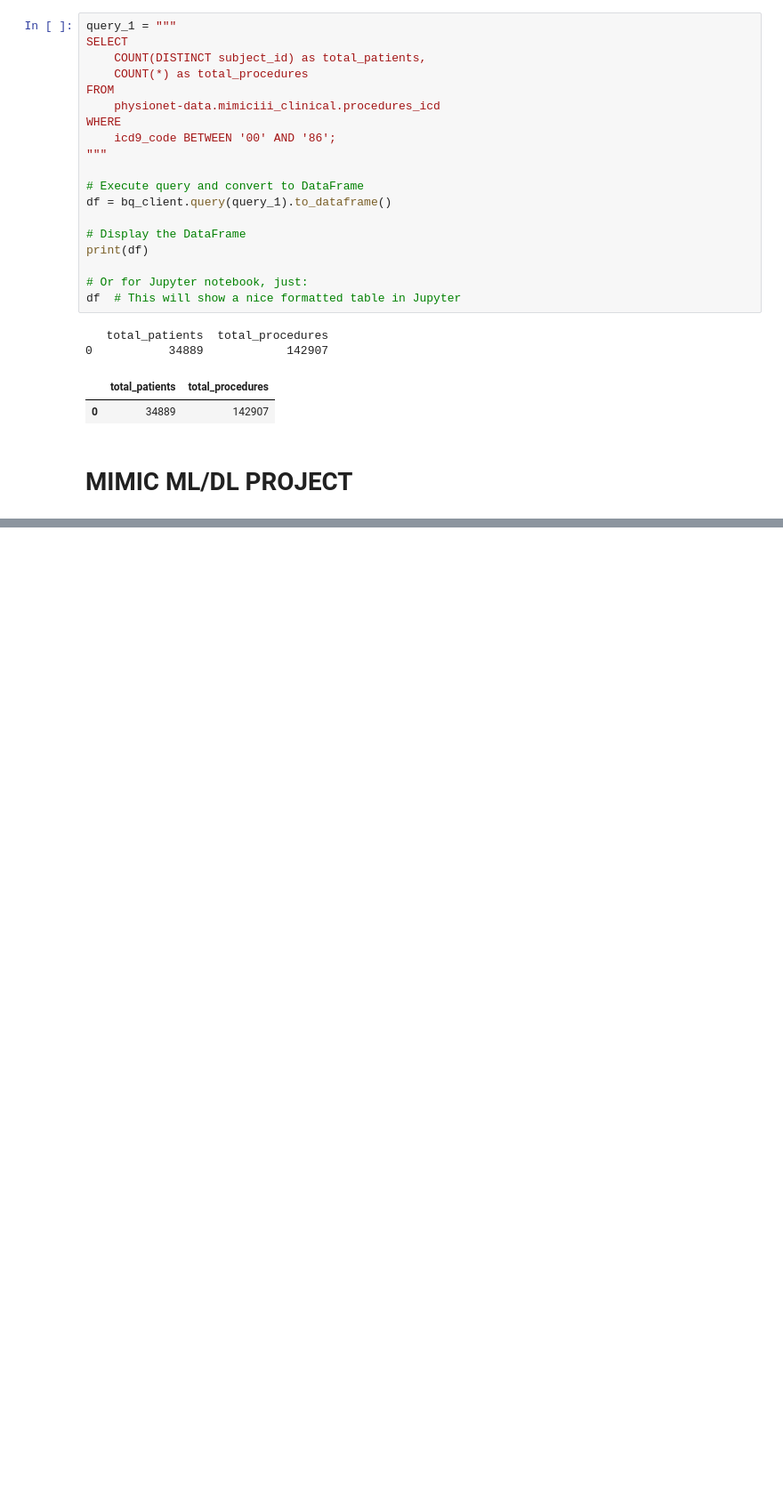
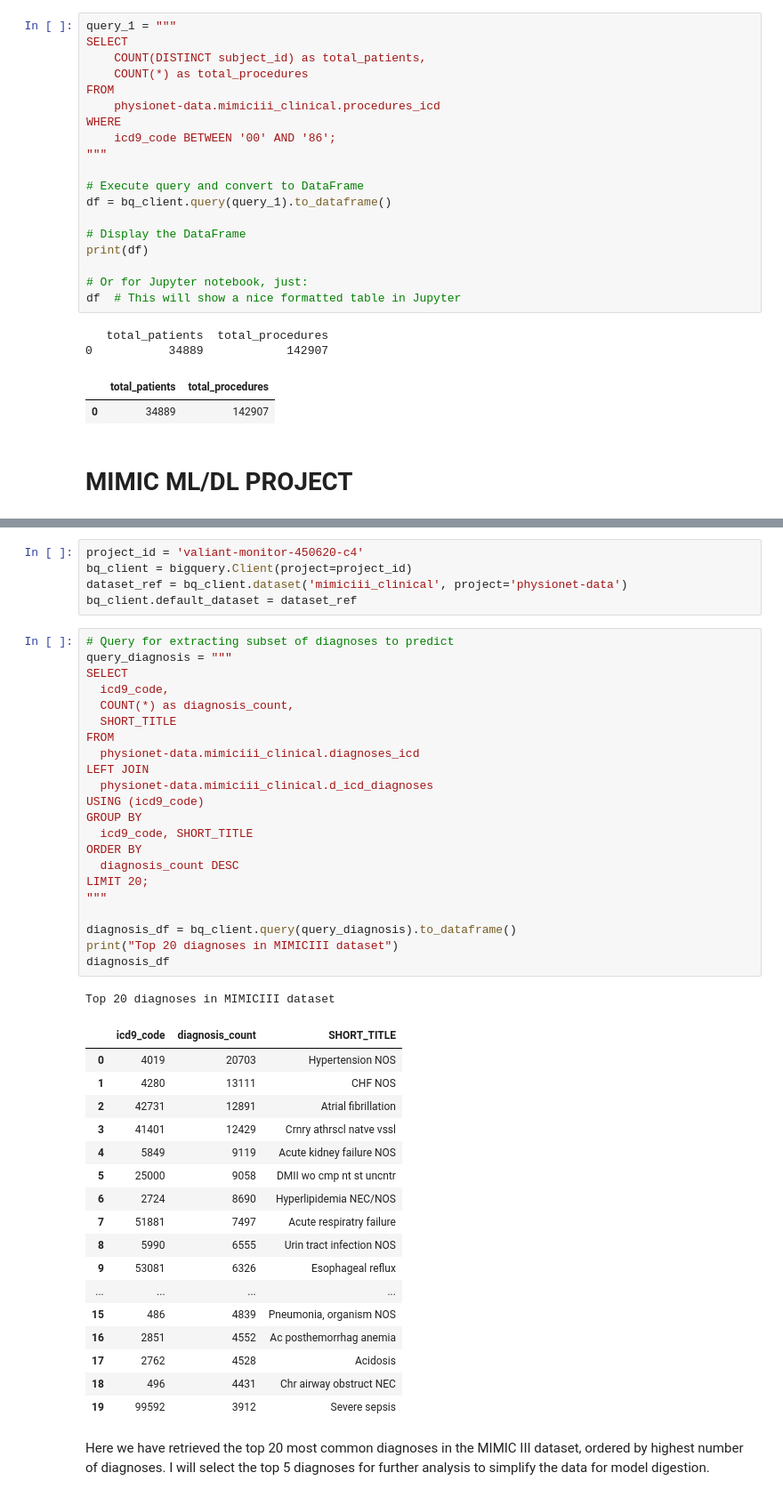
Before and after one commit to ddmulholland/MIMIC_ML_DL, a Jupyter notebook: MIMIC_ML_DL.ipynb, the cells around one changed output, grey strips where cells are left out. Shown at 89% size. Saved outputs shown, nothing was run; the diff lists cells and outputs as text; blank space fills up the shorter version.

```diff
--- a/MIMIC_ML_DL.ipynb
+++ b/MIMIC_ML_DL.ipynb
@@ -49,0 +61,48 @@ df  # This will show a nice formatted table in Jupyter
+# %%
+project_id = 'valiant-monitor-450620-c4'
+bq_client = bigquery.Client(project=project_id)
+dataset_ref = bq_client.dataset('mimiciii_clinical', project='physionet-data')
+bq_client.default_dataset = dataset_ref
+# %%
+# Query for extracting subset of diagnoses to predict
+query_diagnosis = """
+SELECT
+  icd9_code,
+  COUNT(*) as diagnosis_count,
+  SHORT_TITLE
+FROM
+  physionet-data.mimiciii_clinical.diagnoses_icd
+LEFT JOIN
+  physionet-data.mimiciii_clinical.d_icd_diagnoses
+USING (icd9_code)
+GROUP BY
+  icd9_code, SHORT_TITLE
+ORDER BY
+  diagnosis_count DESC
+LIMIT 20;
+"""
+
+diagnosis_df = bq_client.query(query_diagnosis).to_dataframe()
+print("Top 20 diagnoses in MIMICIII dataset")
+diagnosis_df
+# %% [output]
+Top 20 diagnoses in MIMICIII dataset
+|  | icd9_code | diagnosis_count | SHORT_TITLE |
+| 0 | 4019 | 20703 | Hypertension NOS |
+| 1 | 4280 | 13111 | CHF NOS |
+| 2 | 42731 | 12891 | Atrial fibrillation |
+| 3 | 41401 | 12429 | Crnry athrscl natve vssl |
+| 4 | 5849 | 9119 | Acute kidney failure NOS |
+| 5 | 25000 | 9058 | DMII wo cmp nt st uncntr |
+| 6 | 2724 | 8690 | Hyperlipidemia NEC/NOS |
+| 7 | 51881 | 7497 | Acute respiratry failure |
+| 8 | 5990 | 6555 | Urin tract infection NOS |
+| 9 | 53081 | 6326 | Esophageal reflux |
+| ... | ... | ... | ... |
+| 15 | 486 | 4839 | Pneumonia, organism NOS |
+| 16 | 2851 | 4552 | Ac posthemorrhag anemia |
+| 17 | 2762 | 4528 | Acidosis |
+| 18 | 496 | 4431 | Chr airway obstruct NEC |
+| 19 | 99592 | 3912 | Severe sepsis |
+# %% [markdown]
+Here we have retrieved the top 20 most common diagnoses in the MIMIC III dataset, ordered by highest number of diagnoses. I will select the top 5 diagnoses for further analysis to simplify the data for model digestion.
```
Also changed, not shown: parts of 5 cells of this notebook.
